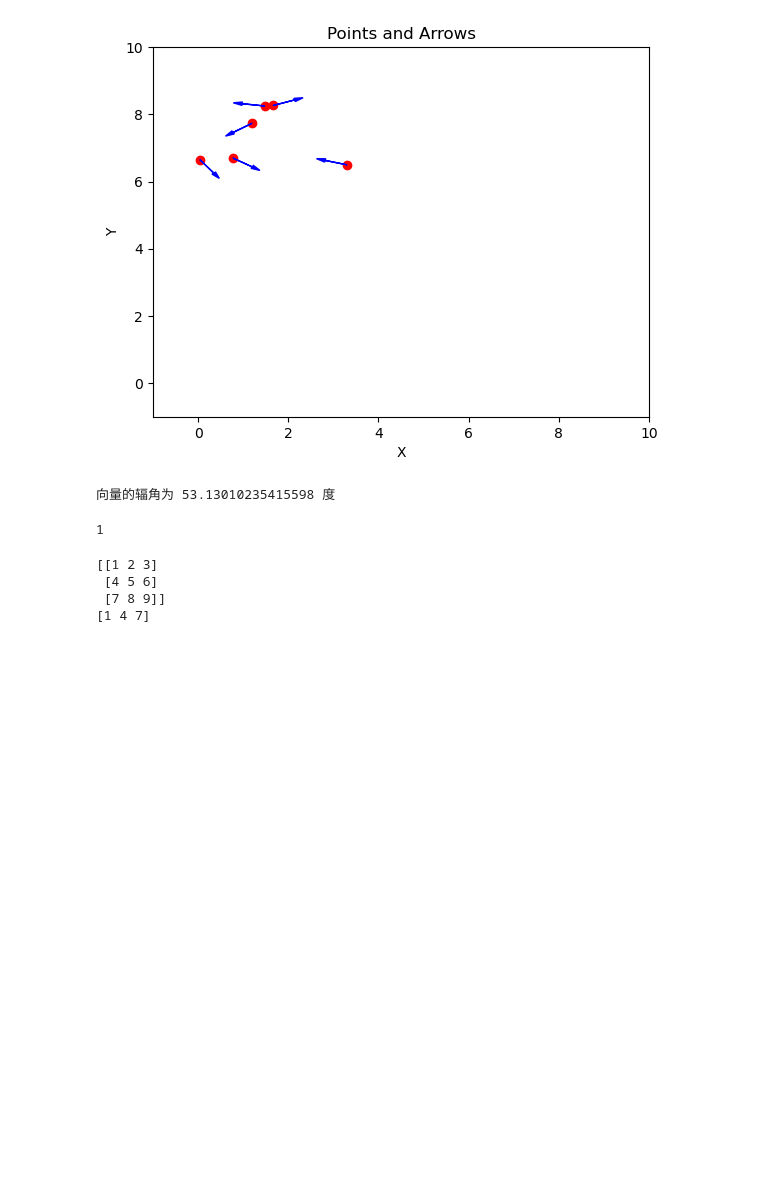
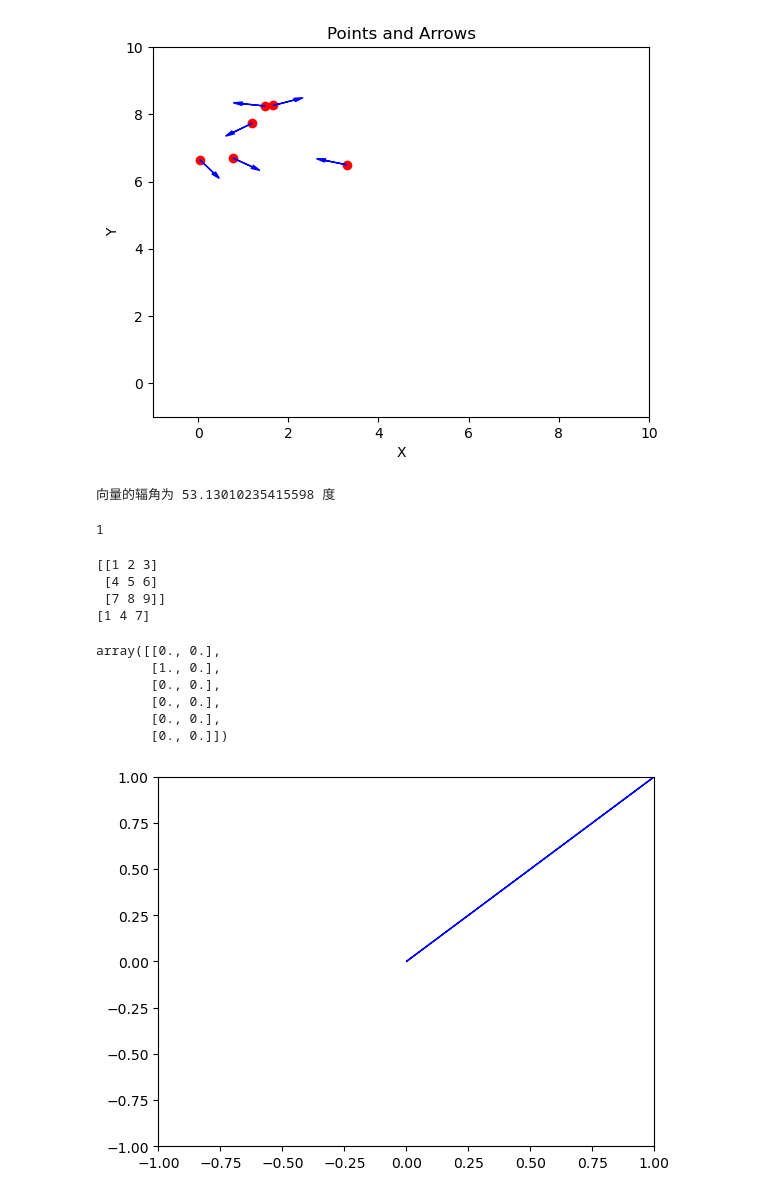
Before and after one commit to Mousikar/MAS_code, a Jupyter notebook: containment/containment00草稿.ipynb, the cells around one changed output. Cells and saved outputs as stored; diff of their text form; code cells hidden in the pictures; blank space fills up the shorter version.

```diff
--- a/containment/containment00草稿.ipynb
+++ b/containment/containment00草稿.ipynb
@@ -884,3 +884,64 @@ print(my_matrix[:,0])
  [4 5 6]
  [7 8 9]]
 [1 4 7]
+# %%
+follower_positions=np.zeros([6, 2])
+follower_positions[:,0]=[0,1,0,0,0,0]
+follower_positions
+# %% [output]
+array([[0., 0.],
+       [1., 0.],
+       [0., 0.],
+       [0., 0.],
+       [0., 0.],
+       [0., 0.]])
+# %%
+import matplotlib.pyplot as plt
+from matplotlib.animation import FuncAnimation
+import numpy as np
+
+# 创建一个空图形
+fig, ax = plt.subplots()
+
+# 初始化箭头位置和方向
+x = 0
+y = 0
+dx = 1
+dy = 1
+
+# 创建一个箭头对象
+arrow = plt.arrow(x, y, dx, dy, head_width=0.1, head_length=0.2, fc='blue', ec='blue')
+
+# 初始化函数，用于创建一个空白的画布
+def init():
+    ax.set_xlim(-1, 1)
+    ax.set_ylim(-1, 1)
+    return arrow,
+
+# 更新函数，每隔一帧调用以更新箭头位置和方向
+def update(frame):
+    global x, y, dx, dy
+
+    # 更新箭头位置和方向（这里的例子是简单的示范）
+    x += 0.1
+    y += 0.1
+    dx = np.cos(frame*np.pi/180)
+    dy = np.sin(frame*np.pi/180)
+
+    # 更新箭头对象的位置和方向
+    arrow.set_xy((x, y))
+    arrow.set_dx(dx)
+    arrow.set_dy(dy)
+
+    return arrow,
+
+# 创建动画，设置interval为100毫秒（即每隔100毫秒更新一帧）
+ani = FuncAnimation(fig, update, frames=range(360), init_func=init, blit=True, interval=100)
+
+# 保存动画为gif
+# ani.save('arrow_animation.gif', writer='pillow')
+
+# 显示动画
+plt.show()
+# %% [output]
+[figure, added]
```
Also changed, not shown: 18 other files.
